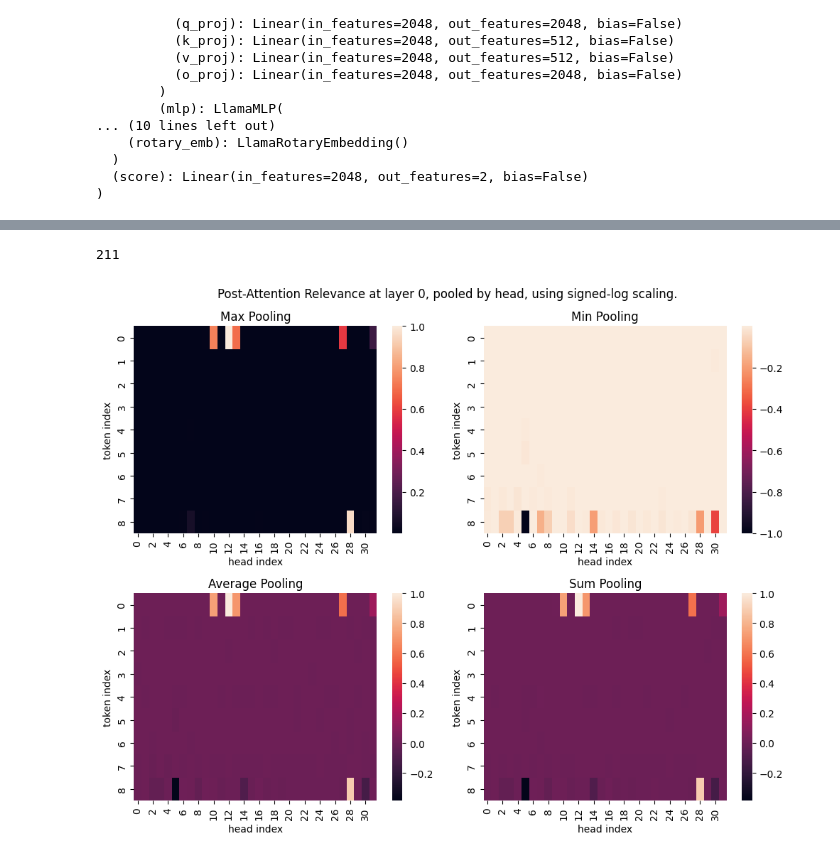
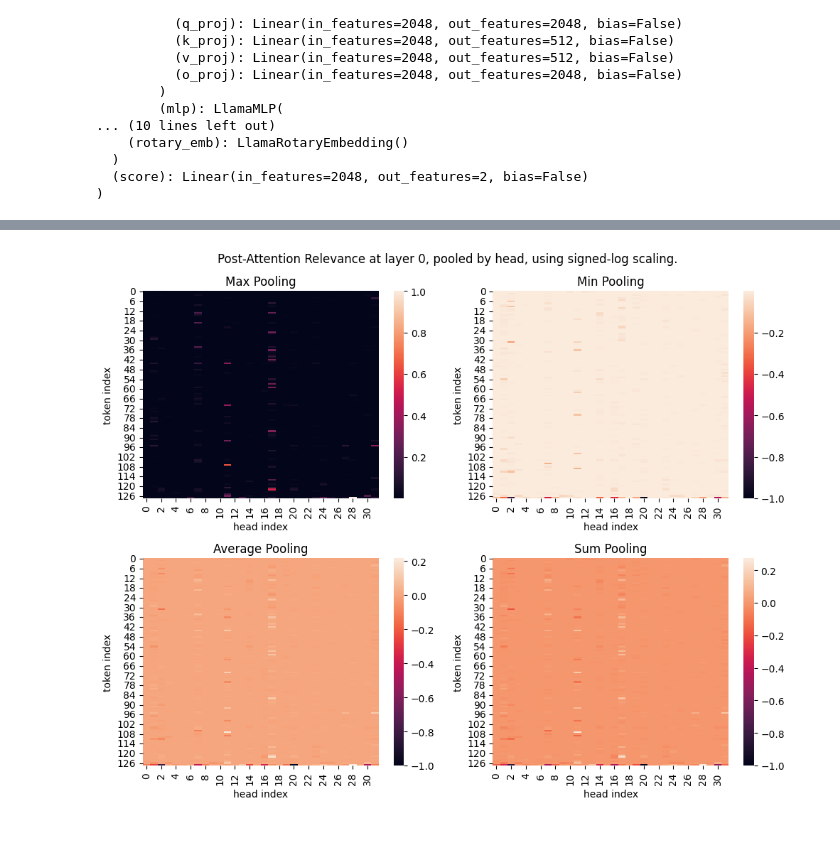
Before and after one commit to keeinlev/dynamicLRP, a Jupyter notebook: llama3.2-1b-imdb.ipynb, the cells around one changed output, grey strips where cells are left out. Cells and saved outputs as stored; diff of their text form; code cells hidden in the pictures.

```diff
--- a/llama3.2-1b-imdb.ipynb
+++ b/llama3.2-1b-imdb.ipynb
@@ -46,7 +61,17 @@ except ValueError:
+# %%
+# Run first pass
+relevance_outputs, out_adj_list, topo_exec_order, fcn_map, param_node_inds = lrp_engine(outputs.logits)
+# %%
+# Run a second pass on same output to ensure consistency
+relevance_outputs1, out_adj_list, topo_exec_order, fcn_map, param_node_inds = lrp_engine(outputs.logits, out_adj_list, topo_exec_order, fcn_map, param_node_inds=param_node_inds)
 # %%
 # Check results diff between 1st pass and 2nd pass on same input (should be ~0)
+checkpoint_vals = relevance_outputs[0]
+checkpoint_vals1 = relevance_outputs1[0]
+embedding_vals = relevance_outputs[1]
+embedding_vals1 = relevance_outputs1[1]
 [
     ((c1 - c2)**2).sum()
-    for (c1, c2) in zip(checkpoint_vals, checkpoint_vals1)
+    for (c1, c2) in zip(checkpoint_vals + embedding_vals, checkpoint_vals1 + embedding_vals1)
 ]
 # %% [output]
@@ -54,6 +94,0 @@ NameError: name 'checkpoint_vals1' is not defined
-# %%
-from promise import Promise
-promises = list(Promise.start_nodes_to_promise.keys())
-len(promises)
-# %% [output]
-211
@@ -60,3 +130,27 @@ len(promises)
+# %%
+from tqdm import tqdm
+all_reviews = neg_reviews + pos_reviews
+embedding_vals = []
+input_idxs = []
+preds = []
+agg_checkpoint_vals = None
+for i in tqdm(range(200)):
+    inputs = tokenizer(all_reviews[i], return_tensors = 'pt', max_length=128, truncation=True)["input_ids"]
+    outputs : torch.Tensor = model(inputs.to(device))
+    relevance_outputs, out_adj_list, topo_exec_order, fcn_map, param_node_inds = lrp_engine(outputs.logits, out_adj_list, topo_exec_order, fcn_map, param_node_inds=param_node_inds)
+
+    checkpoint_vals = relevance_outputs[0]
+    checkpoint_vals = [ c.squeeze(0) if c.dim() == 3 else c for c in checkpoint_vals ]
+    embedding_vals.append(relevance_outputs[1])
+    input_idxs.append(inputs)
+    preds.append(outputs.logits.detach())
+
+    if agg_checkpoint_vals is None:
+        agg_checkpoint_vals = checkpoint_vals
+    else:
+        for j in range(len(agg_checkpoint_vals)):
+            accumulate_variable_matrix(agg_checkpoint_vals[j], checkpoint_vals[j])
+            # agg_checkpoint_vals[j] += checkpoint_vals[j]
 # %%
 # Visualizing relevance of attention mechanism
 import seaborn as sns
@@ -73,32 +167,32 @@ sum_pool = torch.nn.LPPool1d(kernel_size=64, stride=64, norm_type=1)
 
 pools = {
     "Max Pooling": max_pool,
     "Min Pooling": min_pool,
     "Average Pooling": avg_pool,
     "Sum Pooling": sum_pool,
 }
 
 fig, axs = plt.subplots((len(pools) + 1) // 2, 2, figsize=(10,8))
 fig.subplots_adjust(top=1.0)
 
 for i, (pool_name, pool_layer) in enumerate(list(pools.items())):
     # Make a heatmap for each type of pooling
-    checkpoint_output = pool_layer(checkpoint_vals[layer_ind])
+    checkpoint_output = pool_layer(agg_checkpoint_vals[layer_ind])
     lrp_shape = checkpoint_output.shape
     raw_heatmap = checkpoint_output.view((lrp_shape[-2], lrp_shape[-1])).nan_to_num(0.0)
     normed = raw_heatmap.sign() * torch.log1p(raw_heatmap.abs())
     normed /= torch.max(normed.abs())
     sns.heatmap(normed.cpu(), ax=axs[i // 2, i % 2])
     axs[i // 2, i % 2].set_title(pool_name)
     axs[i // 2, i % 2].set_xlabel("head index")
     axs[i // 2, i % 2].set_ylabel("token index")
 
 # Remove overflow subplot
 if i < ((len(pools) + 1) // 2) * 2 - 1:
     axs[i // 2, 1].set_axis_off()
 fig.suptitle(f"Post-Attention Relevance at layer {layer_ind}, pooled by head, using signed-log scaling.")
 fig.tight_layout()
 
 plt.show()
 # %% [output]
-[figure, old version]
+[figure, new version]
```
Also changed, not shown: parts of 12 cells of this notebook, 14 other files.
